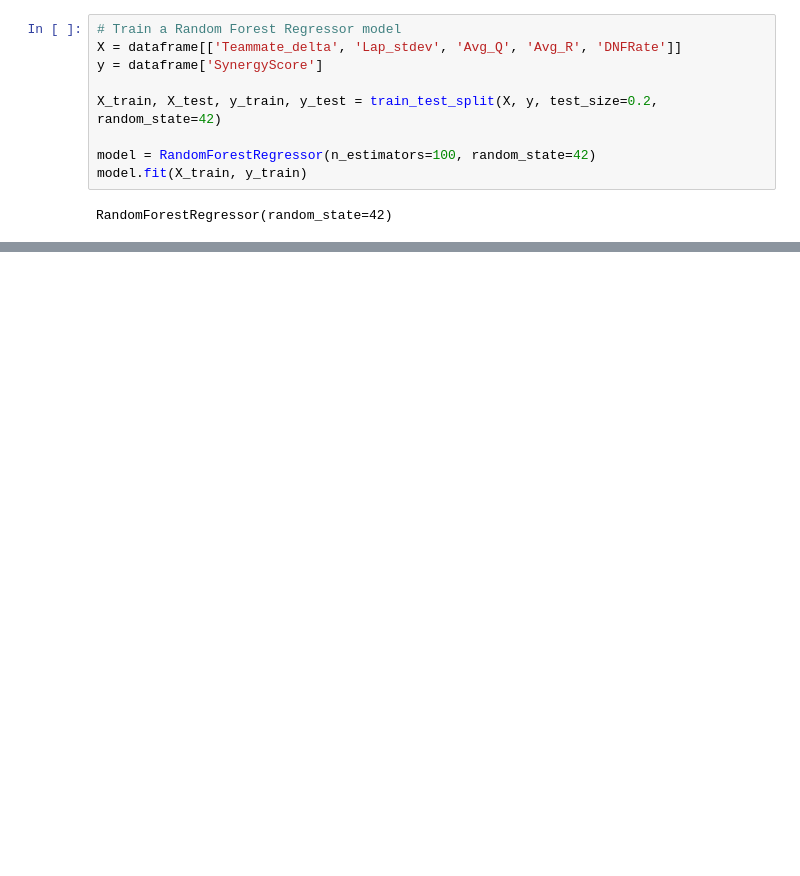
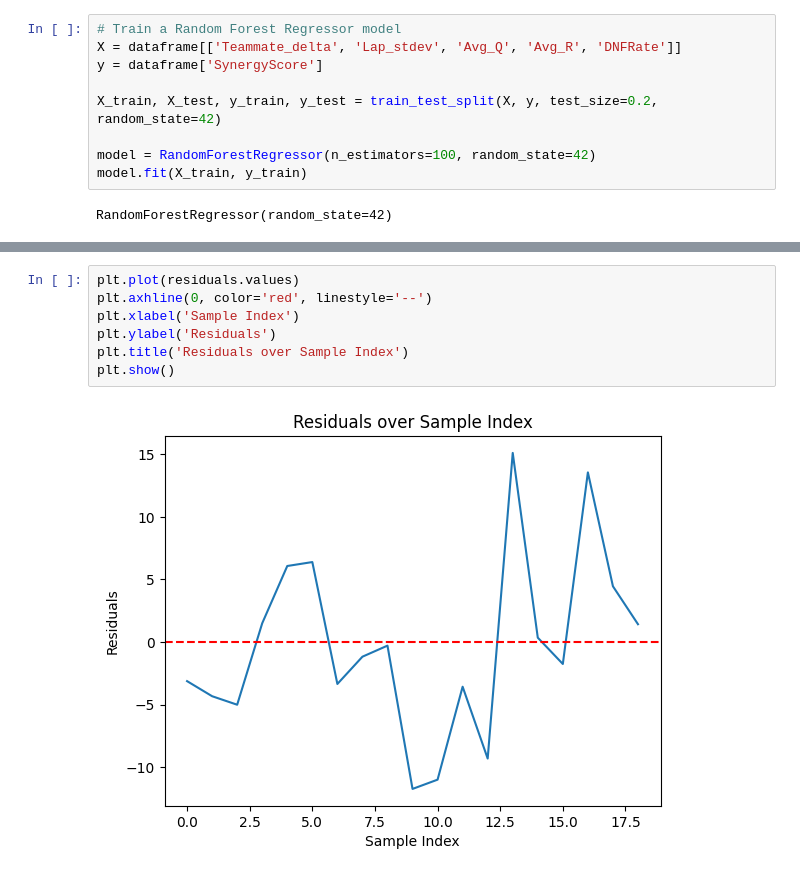
Before and after one commit to 911AstalusAdrian/dissertation, a Jupyter notebook: src/model/model_notebook.ipynb, the cells around one changed output, grey strips where cells are left out. Drawn from its saved outputs; the diff is of its cells as text; blank space fills up the shorter version.

```diff
--- a/src/model/model_notebook.ipynb
+++ b/src/model/model_notebook.ipynb
@@ -134,0 +218,9 @@ Mean CV RMSE: 3.5289611580839293
+# %%
+plt.plot(residuals.values)
+plt.axhline(0, color='red', linestyle='--')
+plt.xlabel('Sample Index')
+plt.ylabel('Residuals')
+plt.title('Residuals over Sample Index')
+plt.show()
+# %% [output]
+[figure, added]
```
Also changed, not shown: parts of 11 cells of this notebook, 22 other files.
